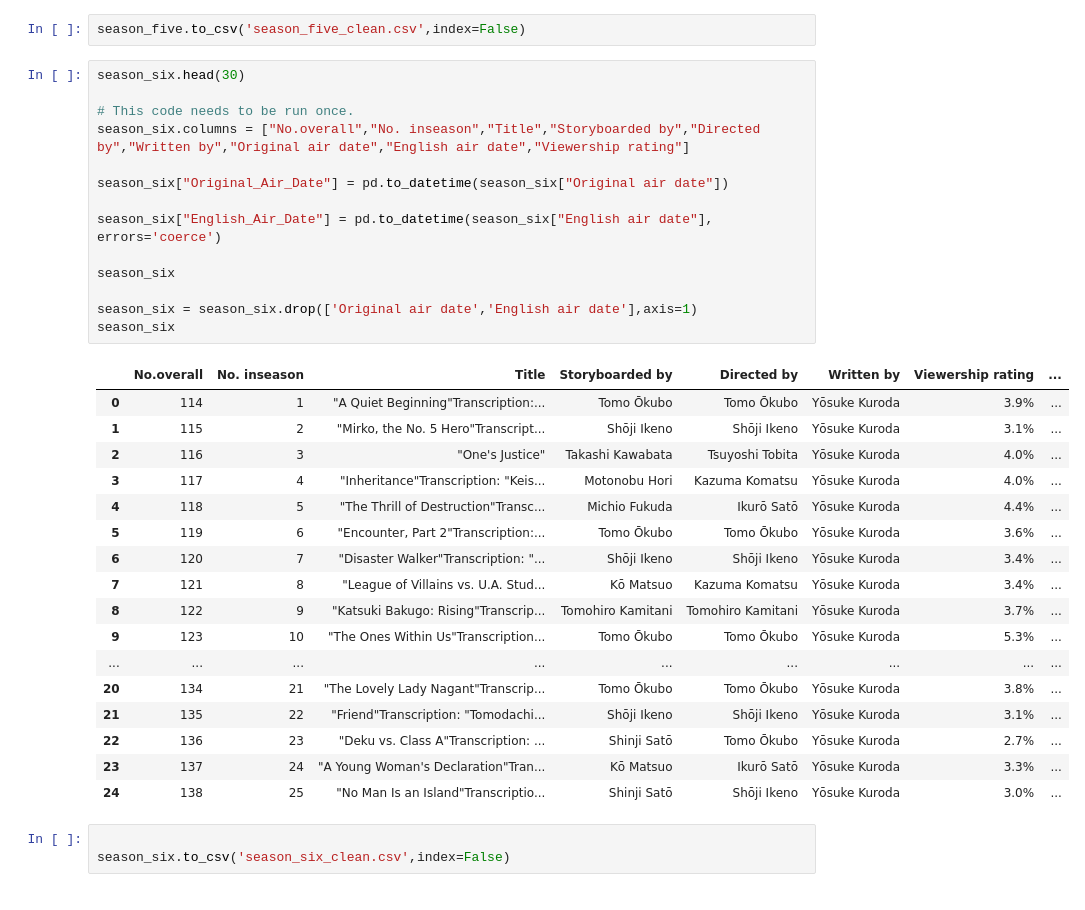
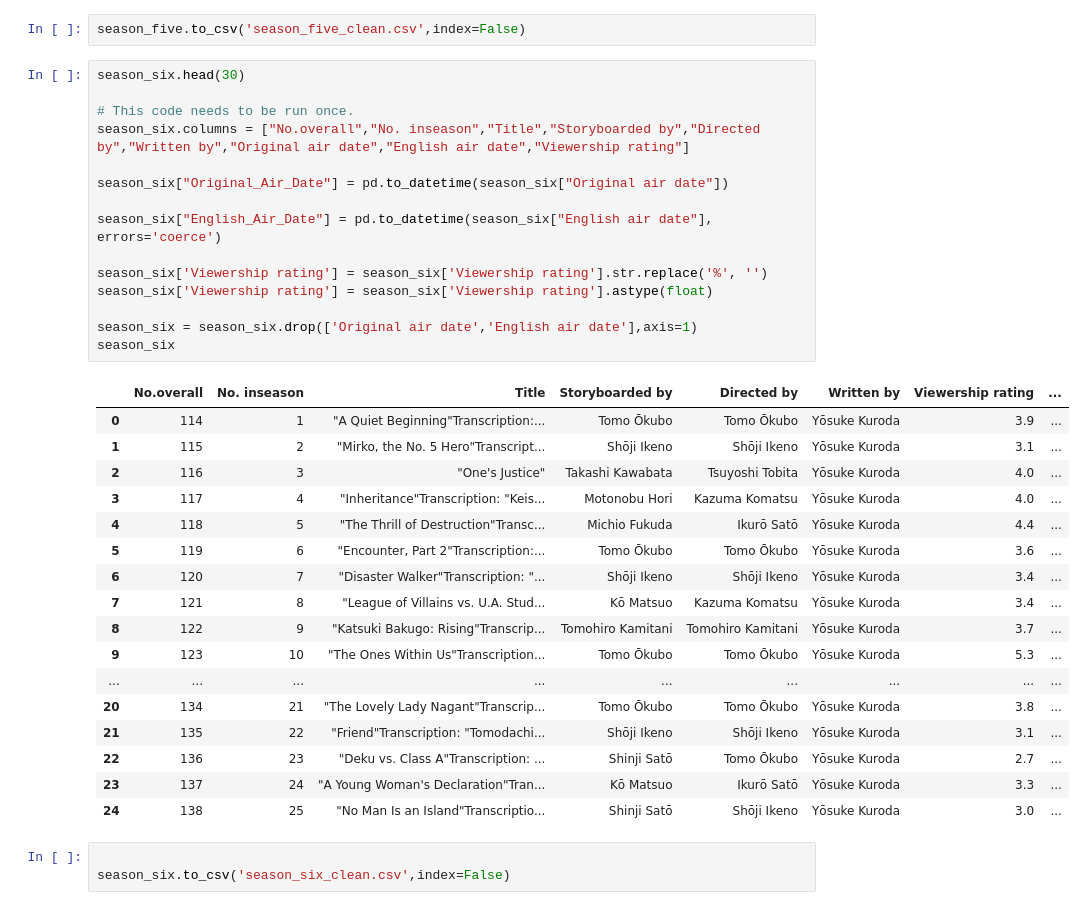
Before and after one commit to irwinjacky/AnimeShips, a Jupyter notebook: Anime_Clean.ipynb, the cells around one changed output. Cells and saved outputs as stored; diff of their text form.

```diff
--- a/Anime_Clean.ipynb
+++ b/Anime_Clean.ipynb
@@ -248,35 +255,36 @@ season_five.to_csv('season_five_clean.csv',index=False)
 # %%
 season_six.head(30)
 
 # This code needs to be run once.
 season_six.columns = ["No.overall","No. inseason","Title","Storyboarded by","Directed by","Written by","Original air date","English air date","Viewership rating"]
 
 season_six["Original_Air_Date"] = pd.to_datetime(season_six["Original air date"])
 
 season_six["English_Air_Date"] = pd.to_datetime(season_six["English air date"], errors='coerce')
 
-season_six
+season_six['Viewership rating'] = season_six['Viewership rating'].str.replace('%', '')
+season_six['Viewership rating'] = season_six['Viewership rating'].astype(float)
 
 season_six = season_six.drop(['Original air date','English air date'],axis=1)
 season_six
 # %% [output]
 |  | No.overall | No. inseason | Title | Storyboarded by | Directed by | Written by | Viewership rating | ... |
-| 0 | 114 | 1 | "A Quiet Beginning"Transcription:... | Tomo Ōkubo | Tomo Ōkubo | Yōsuke Kuroda | 3.9% | ... |
-| 1 | 115 | 2 | "Mirko, the No. 5 Hero"Transcript... | Shōji Ikeno | Shōji Ikeno | Yōsuke Kuroda | 3.1% | ... |
-| 2 | 116 | 3 | "One's Justice" | Takashi Kawabata | Tsuyoshi Tobita | Yōsuke Kuroda | 4.0% | ... |
-| 3 | 117 | 4 | "Inheritance"Transcription: "Keis... | Motonobu Hori | Kazuma Komatsu | Yōsuke Kuroda | 4.0% | ... |
-| 4 | 118 | 5 | "The Thrill of Destruction"Transc... | Michio Fukuda | Ikurō Satō | Yōsuke Kuroda | 4.4% | ... |
-| 5 | 119 | 6 | "Encounter, Part 2"Transcription:... | Tomo Ōkubo | Tomo Ōkubo | Yōsuke Kuroda | 3.6% | ... |
-| 6 | 120 | 7 | "Disaster Walker"Transcription: "... | Shōji Ikeno | Shōji Ikeno | Yōsuke Kuroda | 3.4% | ... |
-| 7 | 121 | 8 | "League of Villains vs. U.A. Stud... | Kō Matsuo | Kazuma Komatsu | Yōsuke Kuroda | 3.4% | ... |
-| 8 | 122 | 9 | "Katsuki Bakugo: Rising"Transcrip... | Tomohiro Kamitani | Tomohiro Kamitani | Yōsuke Kuroda | 3.7% | ... |
-| 9 | 123 | 10 | "The Ones Within Us"Transcription... | Tomo Ōkubo | Tomo Ōkubo | Yōsuke Kuroda | 5.3% | ... |
+| 0 | 114 | 1 | "A Quiet Beginning"Transcription:... | Tomo Ōkubo | Tomo Ōkubo | Yōsuke Kuroda | 3.9 | ... |
+| 1 | 115 | 2 | "Mirko, the No. 5 Hero"Transcript... | Shōji Ikeno | Shōji Ikeno | Yōsuke Kuroda | 3.1 | ... |
+| 2 | 116 | 3 | "One's Justice" | Takashi Kawabata | Tsuyoshi Tobita | Yōsuke Kuroda | 4.0 | ... |
+| 3 | 117 | 4 | "Inheritance"Transcription: "Keis... | Motonobu Hori | Kazuma Komatsu | Yōsuke Kuroda | 4.0 | ... |
+| 4 | 118 | 5 | "The Thrill of Destruction"Transc... | Michio Fukuda | Ikurō Satō | Yōsuke Kuroda | 4.4 | ... |
+| 5 | 119 | 6 | "Encounter, Part 2"Transcription:... | Tomo Ōkubo | Tomo Ōkubo | Yōsuke Kuroda | 3.6 | ... |
+| 6 | 120 | 7 | "Disaster Walker"Transcription: "... | Shōji Ikeno | Shōji Ikeno | Yōsuke Kuroda | 3.4 | ... |
+| 7 | 121 | 8 | "League of Villains vs. U.A. Stud... | Kō Matsuo | Kazuma Komatsu | Yōsuke Kuroda | 3.4 | ... |
+| 8 | 122 | 9 | "Katsuki Bakugo: Rising"Transcrip... | Tomohiro Kamitani | Tomohiro Kamitani | Yōsuke Kuroda | 3.7 | ... |
+| 9 | 123 | 10 | "The Ones Within Us"Transcription... | Tomo Ōkubo | Tomo Ōkubo | Yōsuke Kuroda | 5.3 | ... |
 | ... | ... | ... | ... | ... | ... | ... | ... | ... |
-| 20 | 134 | 21 | "The Lovely Lady Nagant"Transcrip... | Tomo Ōkubo | Tomo Ōkubo | Yōsuke Kuroda | 3.8% | ... |
-| 21 | 135 | 22 | "Friend"Transcription: "Tomodachi... | Shōji Ikeno | Shōji Ikeno | Yōsuke Kuroda | 3.1% | ... |
-| 22 | 136 | 23 | "Deku vs. Class A"Transcription: ... | Shinji Satō | Tomo Ōkubo | Yōsuke Kuroda | 2.7% | ... |
-| 23 | 137 | 24 | "A Young Woman's Declaration"Tran... | Kō Matsuo | Ikurō Satō | Yōsuke Kuroda | 3.3% | ... |
-| 24 | 138 | 25 | "No Man Is an Island"Transcriptio... | Shinji Satō | Shōji Ikeno | Yōsuke Kuroda | 3.0% | ... |
+| 20 | 134 | 21 | "The Lovely Lady Nagant"Transcrip... | Tomo Ōkubo | Tomo Ōkubo | Yōsuke Kuroda | 3.8 | ... |
+| 21 | 135 | 22 | "Friend"Transcription: "Tomodachi... | Shōji Ikeno | Shōji Ikeno | Yōsuke Kuroda | 3.1 | ... |
+| 22 | 136 | 23 | "Deku vs. Class A"Transcription: ... | Shinji Satō | Tomo Ōkubo | Yōsuke Kuroda | 2.7 | ... |
+| 23 | 137 | 24 | "A Young Woman's Declaration"Tran... | Kō Matsuo | Ikurō Satō | Yōsuke Kuroda | 3.3 | ... |
+| 24 | 138 | 25 | "No Man Is an Island"Transcriptio... | Shinji Satō | Shōji Ikeno | Yōsuke Kuroda | 3.0 | ... |
 # %%
 
 season_six.to_csv('season_six_clean.csv',index=False)
```
Also changed, not shown: parts of 5 cells of this notebook.
